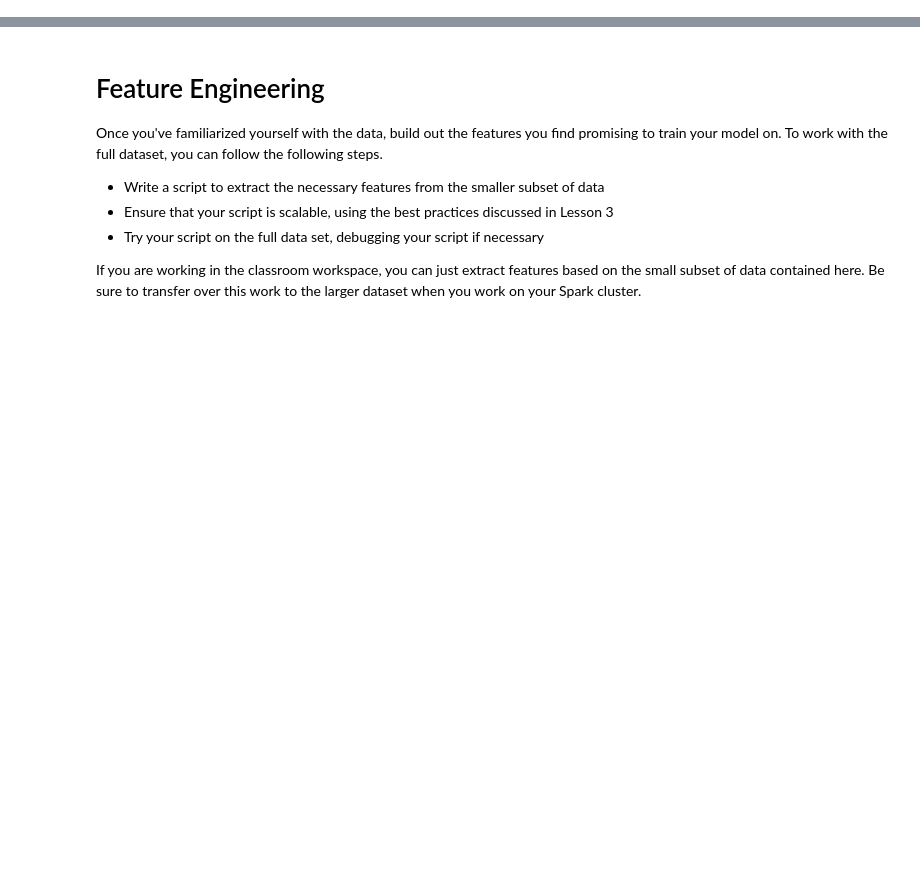
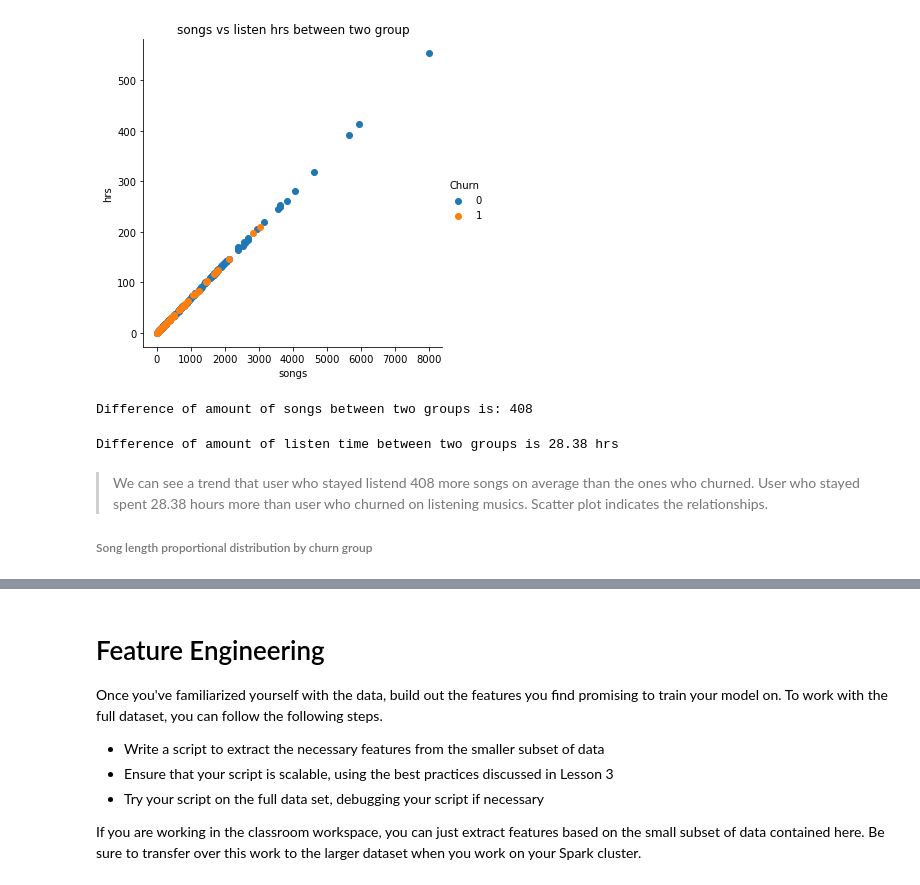
Before and after one commit to victorlifan/Sparkify--Pyspark-Big-Data-Project, a Jupyter notebook: Sparkify.ipynb, the cells around one changed output, grey strips where cells are left out. Saved outputs shown, nothing was run; the diff lists cells and outputs as text; code cells hidden in the pictures; blank space fills up the shorter version.

```diff
--- a/Sparkify.ipynb
+++ b/Sparkify.ipynb
@@ -22,0 +456,7 @@ Once you've defined churn, perform some exploratory data analysis to observe the
+# %%
+# casster
+hrssongs=spark.sql('''
+select distinct userId, Churn, round(sum(length)/60/60,2) hrs, count(song) songs
+from avgsong
+group by 1,2''').toPandas()
+hrssongs
@@ -22,0 +489,21 @@ Once you've defined churn, perform some exploratory data analysis to observe the
+# %%
+g=sns.FacetGrid(data=hrssongs, hue='Churn',height=5)
+g.map(plt.scatter,'songs','hrs')
+g.add_legend()
+plt.title('songs vs listen hrs between two group');
+# %% [output]
+[figure, added]
+# %%
+print("Difference of amount of songs between two groups is:",
+int(avgsongpersuer['avgsongpersuer'].max()-avgsongpersuer['avgsongpersuer'].min()))
+# %% [output]
+Difference of amount of songs between two groups is: 408
+# %%
+print("Difference of amount of listen time between two groups is {:.2f} hrs"
+      .format(avgtime['avgtimepersuer'].max()-avgtime['avgtimepersuer'].min()))
+# %% [output]
+Difference of amount of listen time between two groups is 28.38 hrs
+# %% [markdown]
+> We can see a trend that user who stayed listend 408 more songs on average than the ones who churned. User who stayed spent 28.38 hours more than user who churned on listening musics. Scatter plot indicates the relationships.
+
+###### Song length proportional distribution by churn group
```
Also changed, not shown: parts of 95 cells of this notebook.
